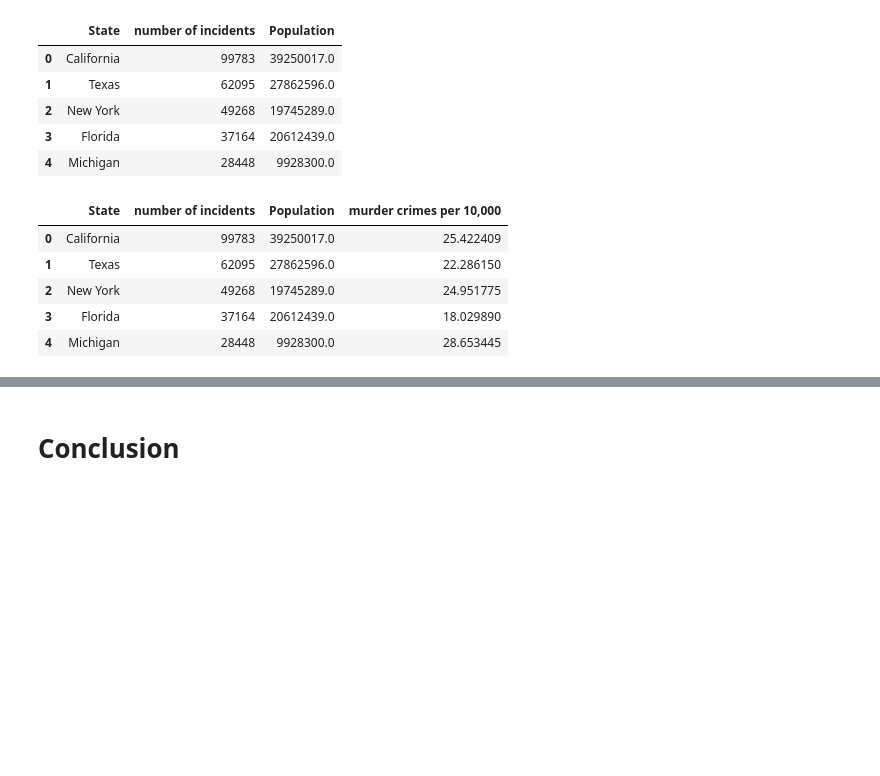
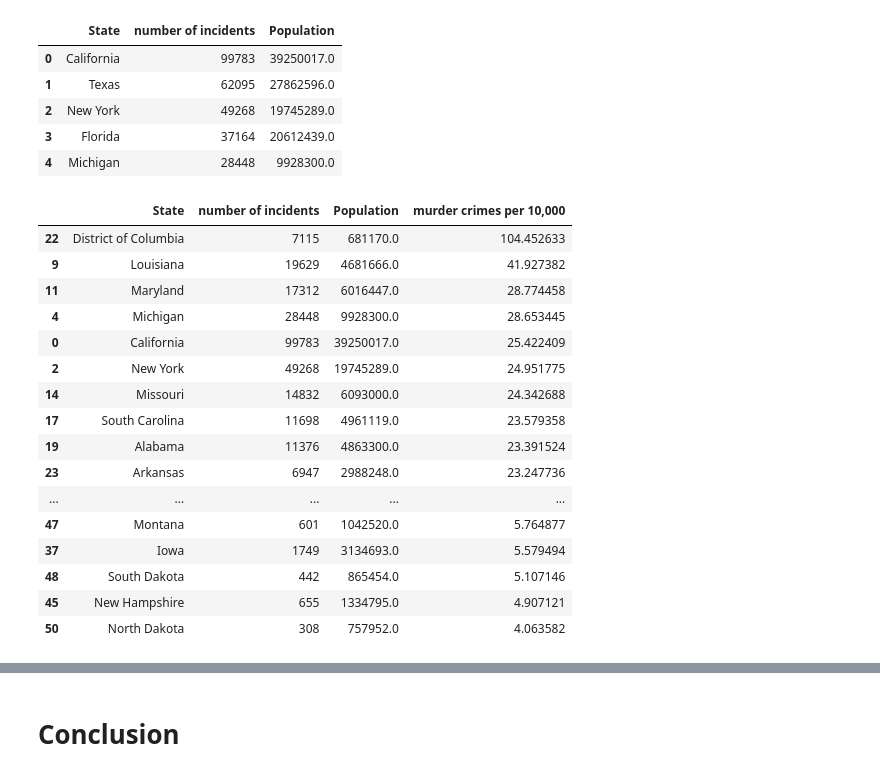
Before and after one commit to priyalchaudhari/Final_Priyal_chaudhari_homicide_analysis, a Jupyter notebook: Final/Analysis_3.ipynb, the cells around one changed output, grey strips where cells are left out. Cells and saved outputs as stored; diff of their text form; code cells hidden in the pictures; blank space fills up the shorter version.

```diff
--- a/Final/Analysis_3.ipynb
+++ b/Final/Analysis_3.ipynb
@@ -83,12 +82,25 @@ final_df.head(5)
 | 4 | Michigan | 28448 | 9928300.0 |
 # %%
 #final_df = final_df.convert_objects(convert_numeric=True)
+# calculating the number of homicide per capita
 final_df["murder crimes per 10,000"] = (final_df["number of incidents"])/(final_df["Population"])*10000
-final_df.head(5)
+final_df = final_df.sort(['murder crimes per 10,000'], ascending=[0])
+final_df.head(55)
 # %% [output]
 |  | State | number of incidents | Population | murder crimes per 10,000 |
+| 22 | District of Columbia | 7115 | 681170.0 | 104.452633 |
+| 9 | Louisiana | 19629 | 4681666.0 | 41.927382 |
+| 11 | Maryland | 17312 | 6016447.0 | 28.774458 |
+| 4 | Michigan | 28448 | 9928300.0 | 28.653445 |
 | 0 | California | 99783 | 39250017.0 | 25.422409 |
-| 1 | Texas | 62095 | 27862596.0 | 22.286150 |
 | 2 | New York | 49268 | 19745289.0 | 24.951775 |
-| 3 | Florida | 37164 | 20612439.0 | 18.029890 |
-| 4 | Michigan | 28448 | 9928300.0 | 28.653445 |
+| 14 | Missouri | 14832 | 6093000.0 | 24.342688 |
+| 17 | South Carolina | 11698 | 4961119.0 | 23.579358 |
+| 19 | Alabama | 11376 | 4863300.0 | 23.391524 |
+| 23 | Arkansas | 6947 | 2988248.0 | 23.247736 |
+| ... | ... | ... | ... | ... |
+| 47 | Montana | 601 | 1042520.0 | 5.764877 |
+| 37 | Iowa | 1749 | 3134693.0 | 5.579494 |
+| 48 | South Dakota | 442 | 865454.0 | 5.107146 |
+| 45 | New Hampshire | 655 | 1334795.0 | 4.907121 |
+| 50 | North Dakota | 308 | 757952.0 | 4.063582 |
```
Also changed, not shown: parts of 16 cells of this notebook, 31 other files.
